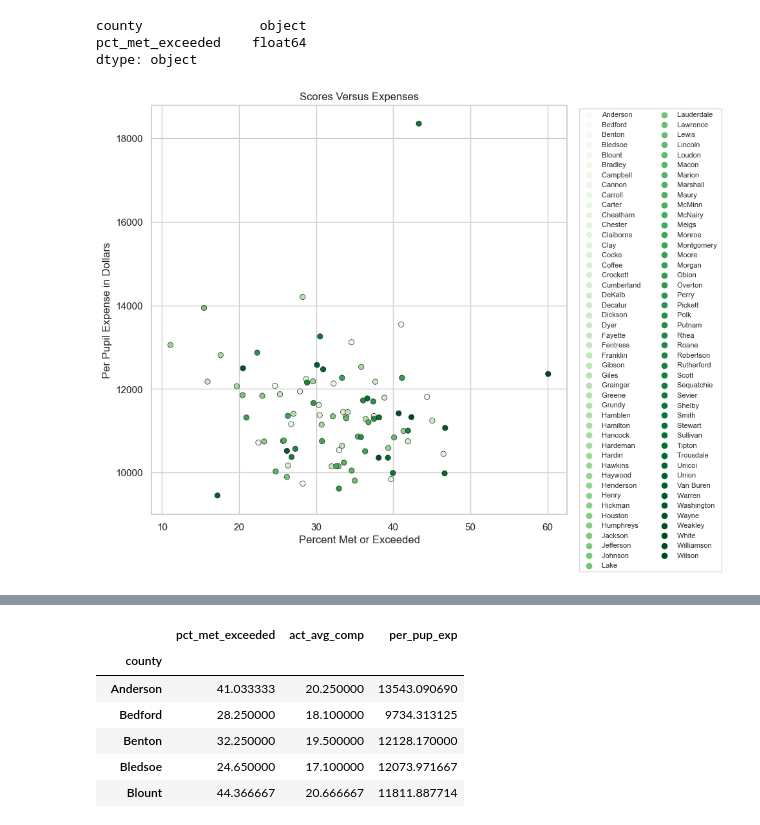
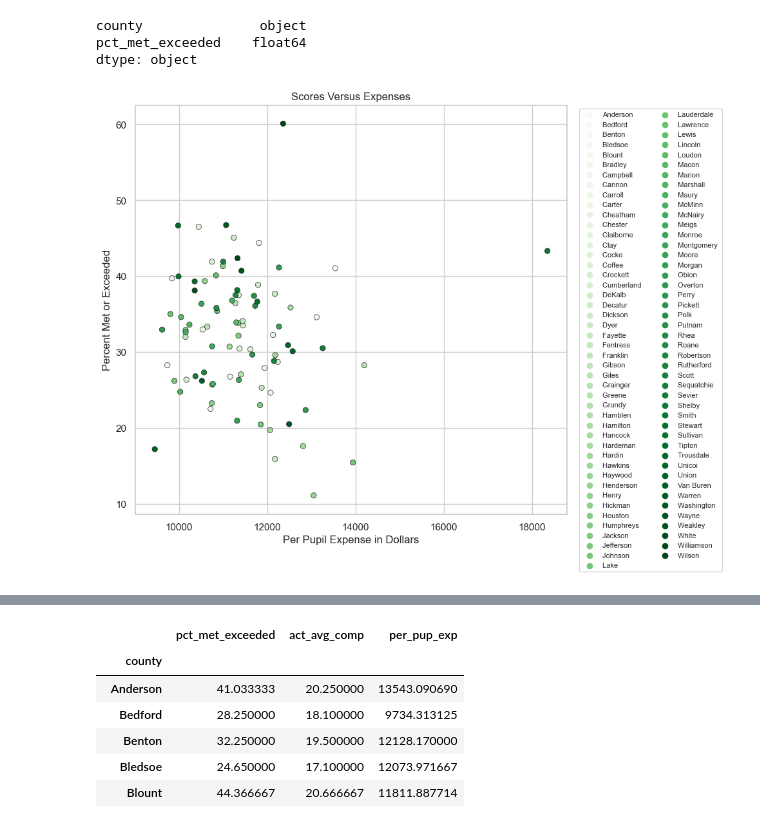
Before and after one commit to JenHall82/jen_capstone, a Jupyter notebook: notebooks/jen_capstone.ipynb, the cells around one changed output, grey strips where cells are left out. Saved outputs shown, nothing was run; the diff lists cells and outputs as text; code cells hidden in the pictures.

Commit message:
Tuesday EOD Graphs

```diff
--- a/notebooks/jen_capstone.ipynb
+++ b/notebooks/jen_capstone.ipynb
@@ -1068,3 +1073,26 @@ plt.tight_layout()
 plt.savefig('../data/high_sat_counties_and_act_scores.png');
 # %% [output]
 [figure]
+# %%
+
+
+plt.figure(figsize = (8,8))
+sns.set(style="whitegrid")
+sns.scatterplot(x = 'per_strongly_agree',
+            y = 'act_avg_comp',
+            data = top_satisfied_with_scores,
+            palette = 'PRGn',
+            edgecolor = '.1',
+               hue = 'county')
+plt.xlabel('Percent Highly Satisfied')
+plt.ylabel('Average ACT Score')
+plt.title('Satisfaction versus Scores')
+plt.legend(bbox_to_anchor=(1.02, 1), loc='upper left', borderaxespad=2)
+
+
+
+z = np.polyfit(top_satisfied_with_scores['per_strongly_agree'], top_satisfied_with_scores['act_avg_comp'], 1)
+p = np.poly1d(z)
+plt.plot(top_satisfied_with_scores['per_strongly_agree'],p(top_satisfied_with_scores['act_avg_comp']),"#AB86B2")
+plt.tight_layout()
+plt.savefig('../data/high_sat_counties_and_act_scores2.png')
@@ -1379,17 +1409,20 @@ all_counties = pd.merge(all_counties, exp_per_student, on = 'county', how = 'inn
 # %%
 plt.figure(figsize = (10, 8))
 sns.set(style="whitegrid")
-sns.scatterplot(x = 'pct_met_exceeded',
-            y = 'per_pup_exp',
+sns.scatterplot(x = 'per_pup_exp',
+            y = 'pct_met_exceeded',
             data = all_counties,
             palette = 'Greens',
             edgecolor = '.1',
             hue = 'county')
-plt.xlabel('Percent Met or Exceeded')
-plt.ylabel('Per Pupil Expense in Dollars')
+plt.ylabel('Percent Met or Exceeded')
+plt.xlabel('Per Pupil Expense in Dollars')
 plt.title('Scores Versus Expenses')
 plt.legend(bbox_to_anchor=(1.02, 1), loc='upper left', ncol=2, fontsize=8)
+
+
+
 plt.tight_layout()
 plt.savefig('../data/counties_scatter.png', bbox_inches="tight");
 # %% [output]
-[figure, old version]
+[figure, new version]
```
Also changed, not shown: parts of 7 cells of this notebook.
